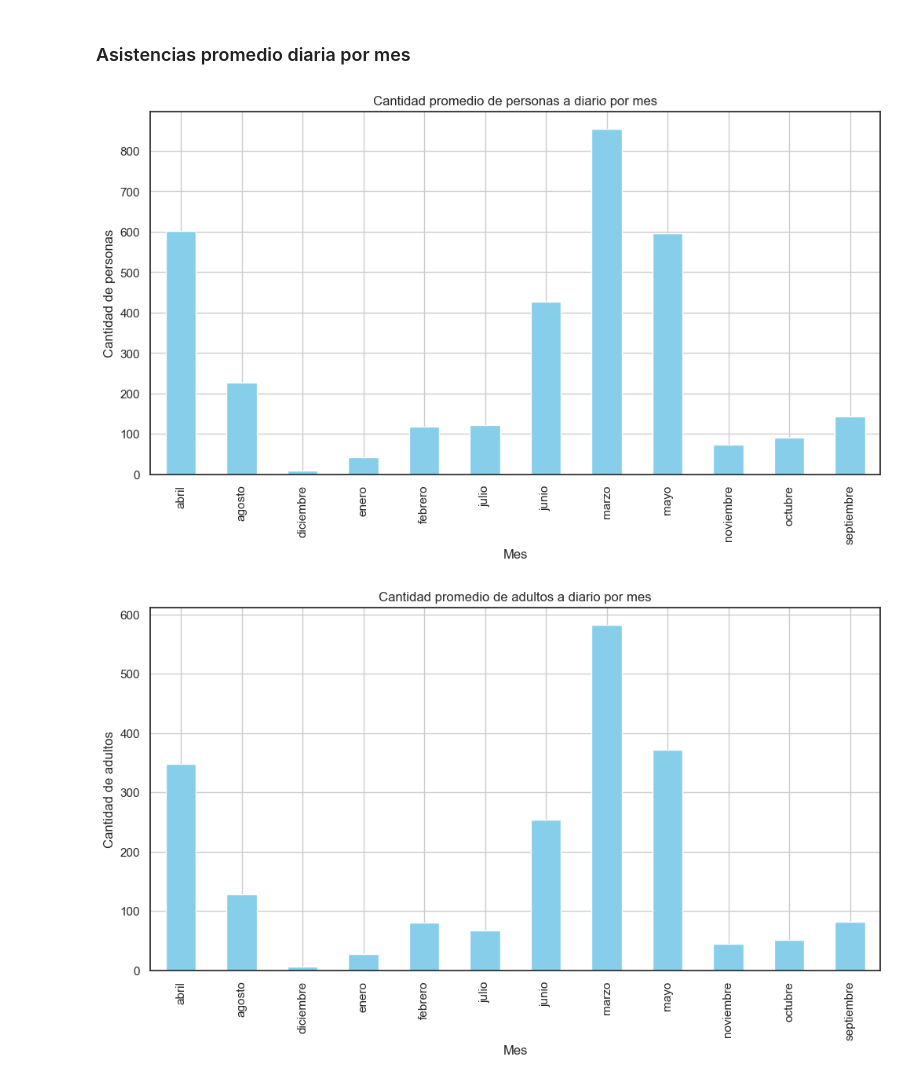
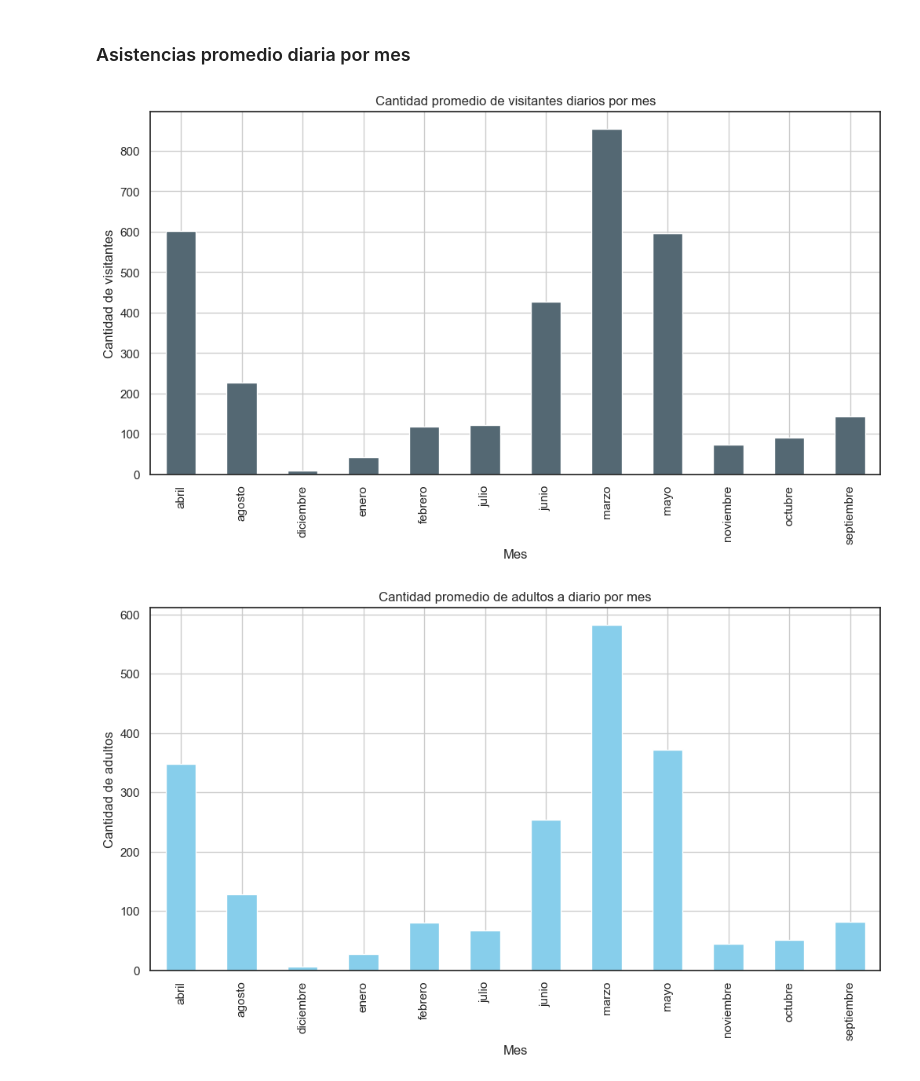
Before and after one commit to LuisMB09/lab_analisis_datos, a Jupyter notebook: Proyecto_Kelly.ipynb, the cells around one changed output. Saved outputs shown, nothing was run; the diff lists cells and outputs as text; code cells hidden in the pictures.

```diff
--- a/Proyecto_Kelly.ipynb
+++ b/Proyecto_Kelly.ipynb
@@ -99,0 +100,8 @@ plt.grid()
+# %%
+order = ['Monday', 'Tuesday', 'Wednesday', 'Thursday', 'Friday', 'Saturday', 'Sunday']
+df['día'] = pd.Categorical(df['día'], categories=order, ordered=True)
+df.groupby('día')['asistentes_totales'].mean().plot(kind='bar', color='#91a8b4')
+plt.title('Visitantes promedio por día de la semana')
+plt.xlabel('Día')
+plt.ylabel('Visitantes promedio')
+plt.grid()
@@ -132,13 +142,13 @@ plt.grid()
 # %% [markdown]
 ### Asistencias promedio diaria por mes
 # %%
-df.groupby('mes')['asistentes_totales'].mean().plot(kind='bar', color='skyblue')
-plt.title('Cantidad promedio de personas a diario por mes')
+df.groupby('mes')['asistentes_totales'].mean().plot(kind='bar', color='#546873')
+plt.title('Cantidad promedio de visitantes diarios por mes')
 plt.xlabel('Mes')
-plt.ylabel('Cantidad de personas')
+plt.ylabel('Cantidad de visitantes')
 plt.grid()
 # %% [output]
-[figure, old version]
+[figure, new version]
 # %%
 df.groupby('mes')['cantidad_adultos'].mean().plot(kind='bar', color='skyblue')
 plt.title('Cantidad promedio de adultos a diario por mes')
```
Also changed, not shown: parts of 24 cells of this notebook.
